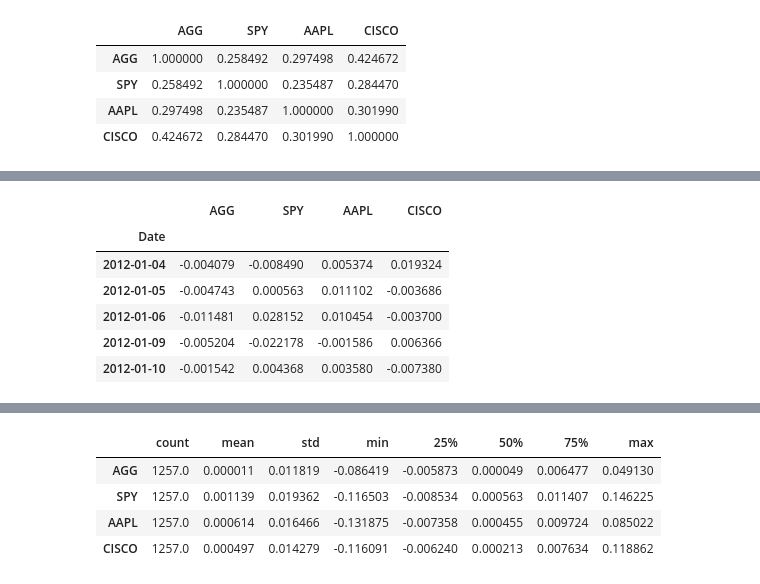
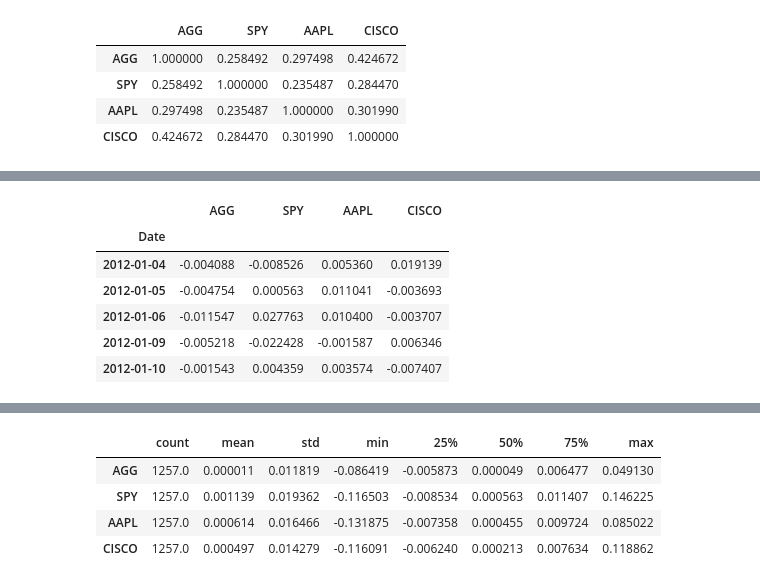
Before and after one commit to woodedlawn/awesome_retirement_portfolio_projector_tool, a Jupyter notebook: paola/PC_portfolio_optimization.ipynb, the cells around one changed output, grey strips where cells are left out. Cells and saved outputs as stored; diff of their text form; code cells hidden in the pictures.

```diff
--- a/paola/PC_portfolio_optimization.ipynb
+++ b/paola/PC_portfolio_optimization.ipynb
@@ -47,11 +54,11 @@ portfolio_prices.pct_change(1).corr()
 # %%
-portfolio_daily_returns = portfolio_prices.pct_change(1).dropna()
-portfolio_daily_returns.head()
+log_daily_returns = np.log(portfolio_prices/portfolio_prices.shift(1)).dropna()
+log_daily_returns.head()
 # %% [output]
 |  | AGG | SPY | AAPL | CISCO |
 | Date |  |  |  |  |
-| 2012-01-04 | -0.004079 | -0.008490 | 0.005374 | 0.019324 |
-| 2012-01-05 | -0.004743 | 0.000563 | 0.011102 | -0.003686 |
-| 2012-01-06 | -0.011481 | 0.028152 | 0.010454 | -0.003700 |
-| 2012-01-09 | -0.005204 | -0.022178 | -0.001586 | 0.006366 |
-| 2012-01-10 | -0.001542 | 0.004368 | 0.003580 | -0.007380 |
+| 2012-01-04 | -0.004088 | -0.008526 | 0.005360 | 0.019139 |
+| 2012-01-05 | -0.004754 | 0.000563 | 0.011041 | -0.003693 |
+| 2012-01-06 | -0.011547 | 0.027763 | 0.010400 | -0.003707 |
+| 2012-01-09 | -0.005218 | -0.022428 | -0.001587 | 0.006346 |
+| 2012-01-10 | -0.001543 | 0.004359 | 0.003574 | -0.007407 |
```
Also changed, not shown: parts of 33 cells of this notebook, 5 other files.
